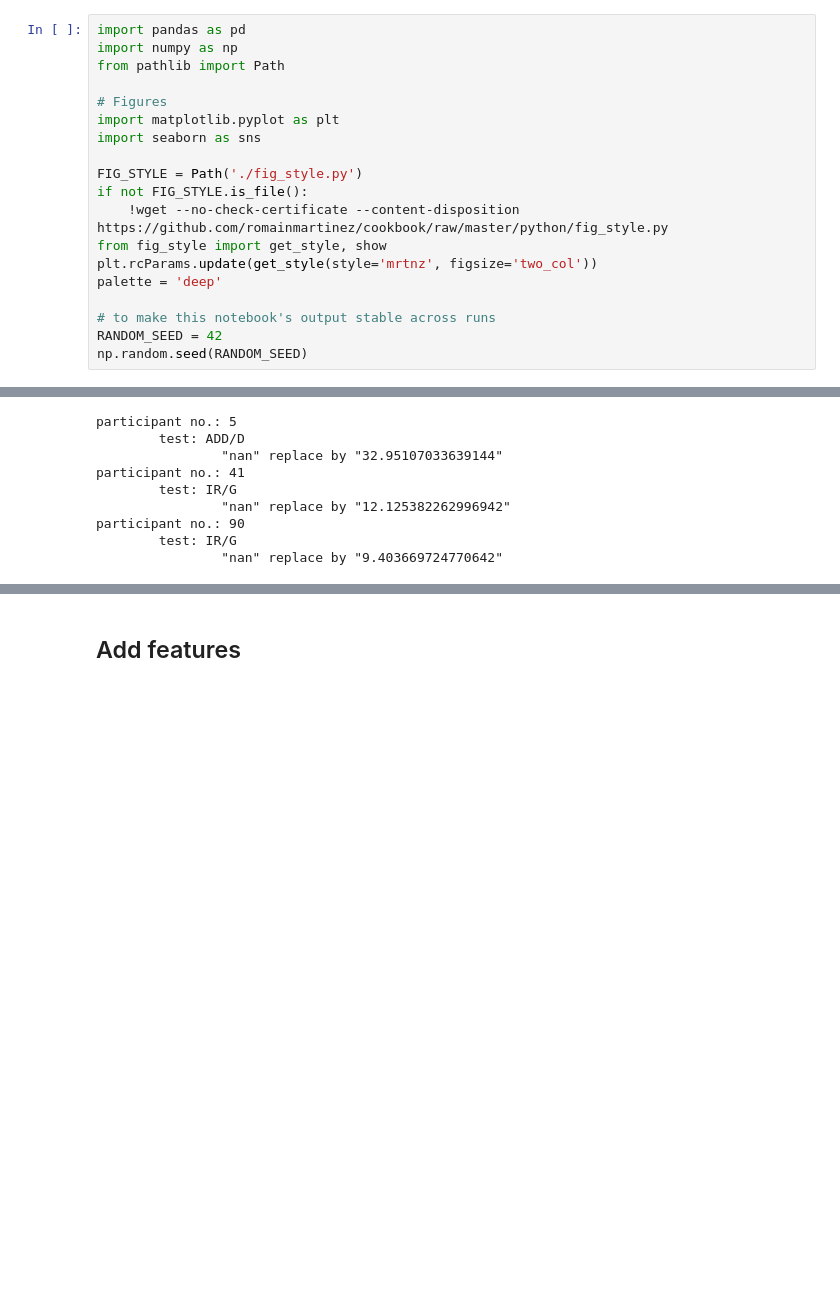
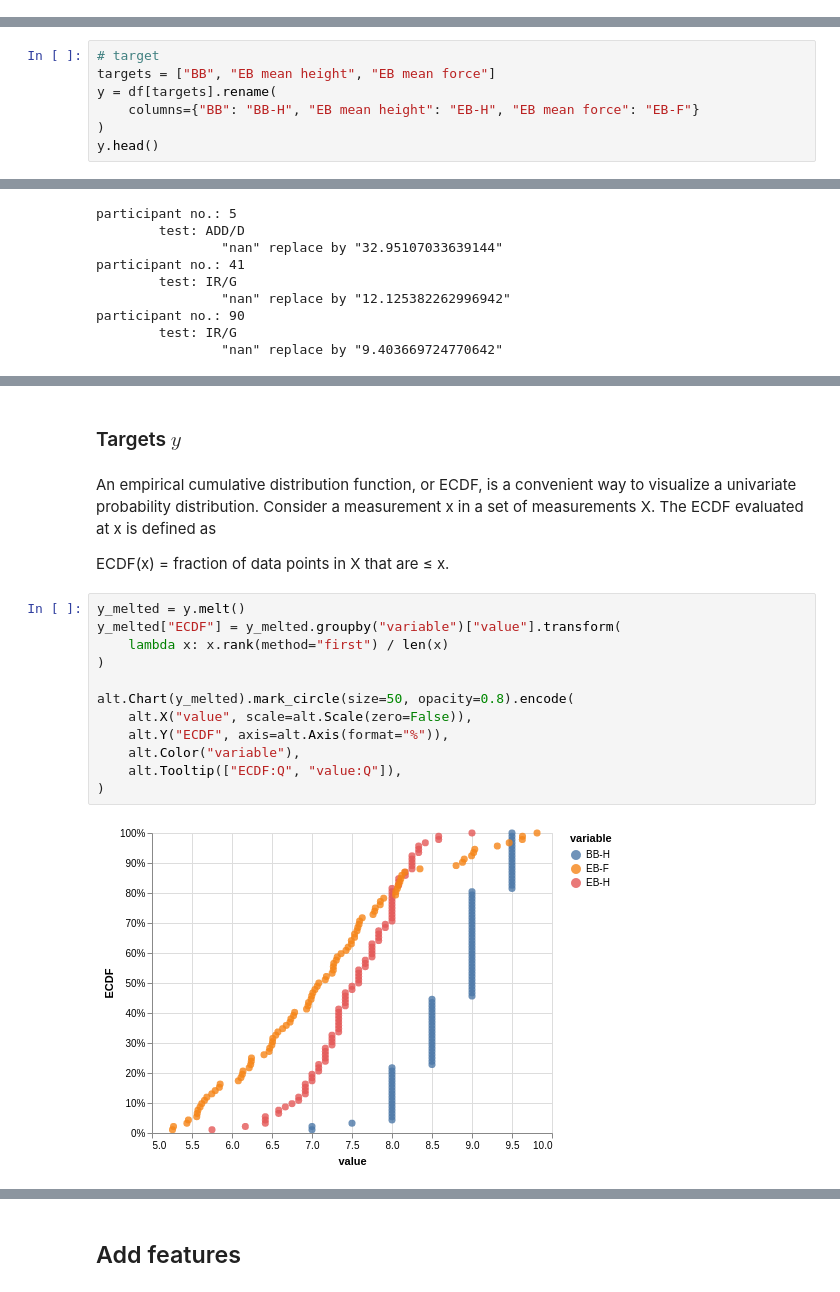
Before and after one commit to romainmartinez/synchro, a Jupyter notebook: synchro.ipynb, the cells around one changed output, grey strips where cells are left out. Saved outputs shown, nothing was run; the diff lists cells and outputs as text; blank space fills up the shorter version.

```diff
--- a/synchro.ipynb
+++ b/synchro.ipynb
@@ -4,19 +0,0 @@
-# %%
-import pandas as pd
-import numpy as np
-from pathlib import Path
-
-# Figures
-import matplotlib.pyplot as plt
-import seaborn as sns
-
-FIG_STYLE = Path('./fig_style.py')
-if not FIG_STYLE.is_file():
-    !wget --no-check-certificate --content-disposition https://github.com/romainmartinez/cookbook/raw/master/python/fig_style.py
-from fig_style import get_style, show
-plt.rcParams.update(get_style(style='mrtnz', figsize='two_col'))
-palette = 'deep'
-
-# to make this notebook's output stable across runs
-RANDOM_SEED = 42
-np.random.seed(RANDOM_SEED)
@@ -46,3 +49,10 @@ X.head()
 | 2 | 25.728848 | 26.355759 | 23.797146 | 23.817533 | 7.064220 | 7.013252 | 12.232416 | 12.212029 | 14.383282 | 11.539246 | 20.341488 | ... |
 | 3 | 21.758410 | 23.180428 | 17.737003 | 13.465851 | 5.524975 | 5.749235 | 4.067278 | 3.792049 | 14.123344 | 0.203874 | 12.003058 | ... |
 | 4 | 28.720693 | 30.193680 | 26.365953 | 23.165138 | 9.913354 | 10.096840 | 7.869521 | 6.365953 | 21.116208 | 17.018349 | 16.156983 | ... |
+# %%
+# target
+targets = ["BB", "EB mean height", "EB mean force"]
+y = df[targets].rename(
+    columns={"BB": "BB-H", "EB mean height": "EB-H", "EB mean force": "EB-F"}
+)
+y.head()
@@ -120,0 +167,20 @@ show(save='share/fig/y.png')
+# %% [markdown]
+### Targets $y$
+# %% [markdown]
+An empirical cumulative distribution function, or ECDF, is a convenient way to visualize a univariate probability distribution. Consider a measurement x in a set of measurements X. The ECDF evaluated at x is defined as
+
+ECDF(x) = fraction of data points in X that are ≤ x.
+# %%
+y_melted = y.melt()
+y_melted["ECDF"] = y_melted.groupby("variable")["value"].transform(
+    lambda x: x.rank(method="first") / len(x)
+)
+
+alt.Chart(y_melted).mark_circle(size=50, opacity=0.8).encode(
+    alt.X("value", scale=alt.Scale(zero=False)),
+    alt.Y("ECDF", axis=alt.Axis(format="%")),
+    alt.Color("variable"),
+    alt.Tooltip(["ECDF:Q", "value:Q"]),
+)
+# %% [output]
+[figure, added]
```
Also changed, not shown: parts of 100 cells of this notebook, 15 other files.
